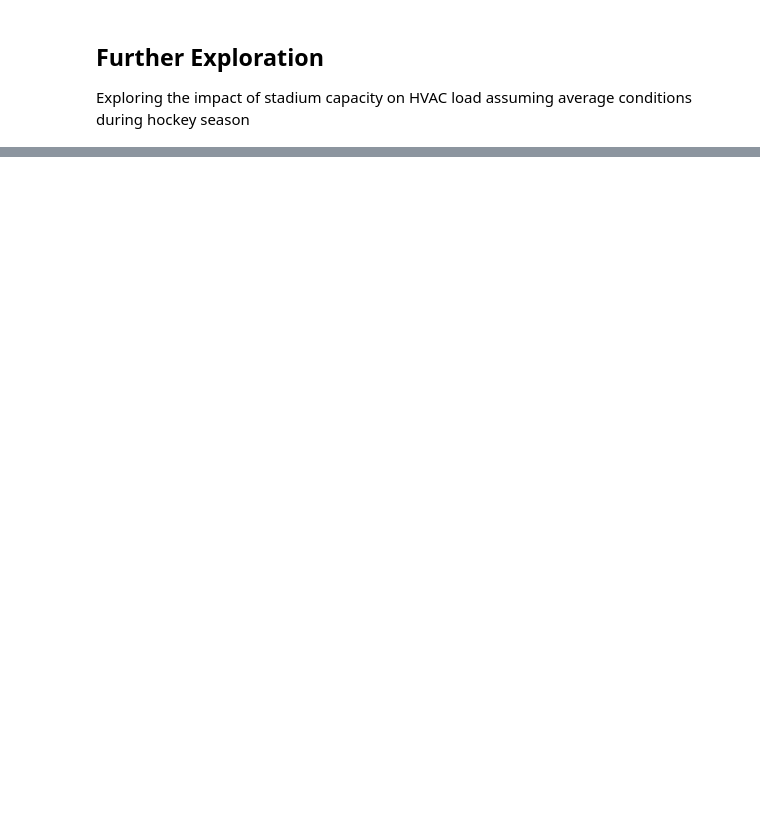
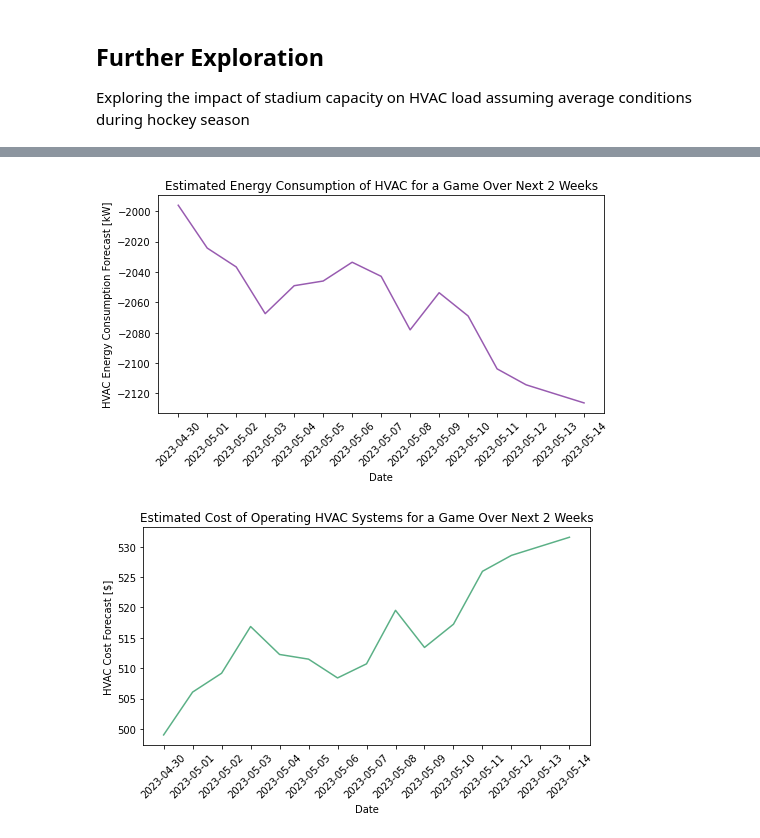
Before and after one commit to DominickBeaman/thermoproject, a Jupyter notebook: notebook.ipynb, the cells around one changed output, grey strips where cells are left out. Cells and saved outputs as stored; diff of their text form; code cells hidden in the pictures; blank space fills up the shorter version.

```diff
--- a/notebook.ipynb
+++ b/notebook.ipynb
@@ -306,0 +320,72 @@ TypeError: can't multiply sequence by non-int of type 'float'
+# %%
+#get weather forecast
+import urllib.request
+import sys
+import json
+
+try:
+  ResultBytes = urllib.request.urlopen("https://weather.visualcrossing.com/VisualCrossingWebServices/rest/services/timeline/denver?unitGroup=metric&include=days&key=9G7YW3LPY42P65Q9NN8ZL4X93&contentType=json")
+
+  # Parse the results as JSON
+  jsonData = json.load(ResultBytes)
+  weatherForecast = pd.json_normalize(jsonData["days"])
+except urllib.error.HTTPError  as e:
+  ErrorInfo= e.read().decode()
+  print('Error code: ', e.code, ErrorInfo)
+  sys.exit()
+except  urllib.error.URLError as e:
+  ErrorInfo= e.read().decode()
+  print('Error code: ', e.code,ErrorInfo)
+  sys.exit()
+# %%
+weatherForecast = pd.json_normalize(jsonData["days"])
+
+#calculate predicted costs
+tempData = weatherForecast["temp"] # °C
+humidityData = weatherForecast["humidity"] # %
+
+energyArray = []
+costArray = []
+amountPeople = 18000
+
+for i in range(weatherForecast["datetime"].size):
+    airTemperature = tempData[i]
+    airHumidity = tempData[i]
+
+    qNetDot, totalCost = calcHVAC(airTemperature, airHumidity, amountPeople)
+
+    #Add data for date to energy array
+    energyArray.append(qNetDot)
+    costArray.append(totalCost)
+
+
+
+#Plot
+
+#Plot Enegy Data
+fig, ax = plt.subplots(figsize=(8, 4))
+ax.plot(weatherForecast["datetime"], energyArray, color='#985bb0')
+ax.set_xlabel('Date')
+ax.set_ylabel('HVAC Energy Consumption Forecast [kW]')
+ax.set_title("Estimated Energy Consumption of HVAC for a Game Over Next 2 Weeks")
+
+# Set xticks to show dates
+ax.tick_params(axis='x', labelrotation=45)
+
+plt.show()
+
+
+#Plot Cost Data
+fig, ax = plt.subplots(figsize=(8, 4))
+ax.plot(weatherForecast["datetime"], costArray, color='#5bb086')
+ax.set_xlabel('Date')
+ax.set_ylabel('HVAC Cost Forecast [$]')
+ax.set_title("Estimated Cost of Operating HVAC Systems for a Game Over Next 2 Weeks")
+
+# Set xticks to show dates
+ax.tick_params(axis='x', labelrotation=45)
+
+plt.show()
+# %% [output]
+[figure, added]
+[figure, added]
```
Also changed, not shown: parts of 6 cells of this notebook.
